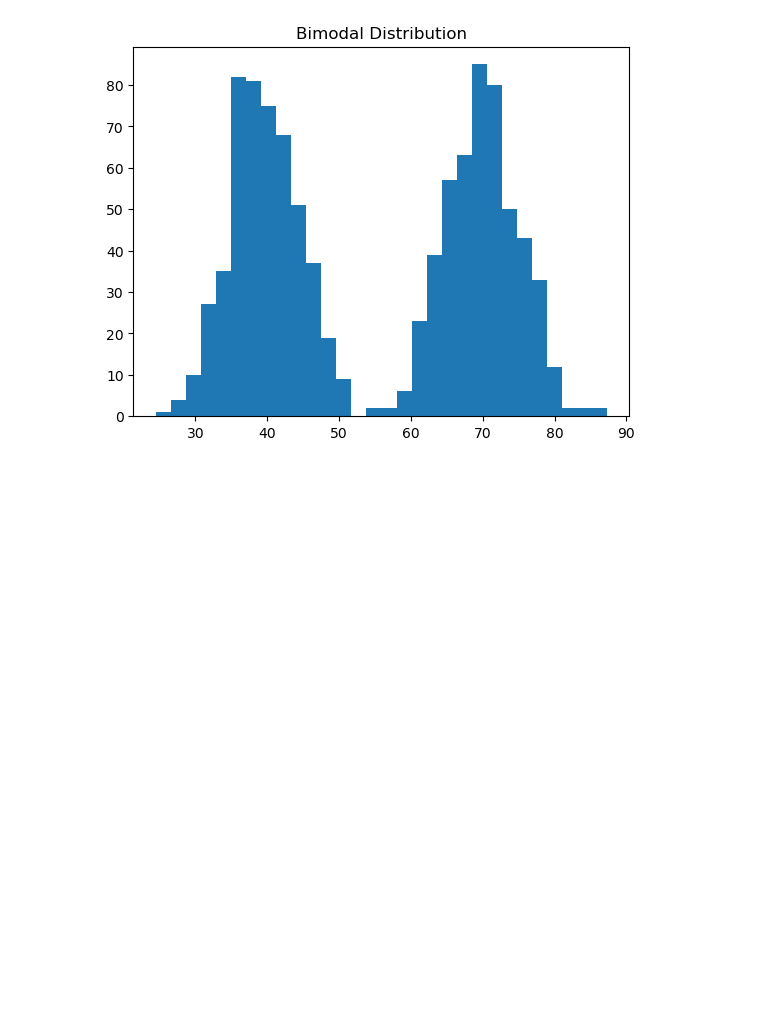
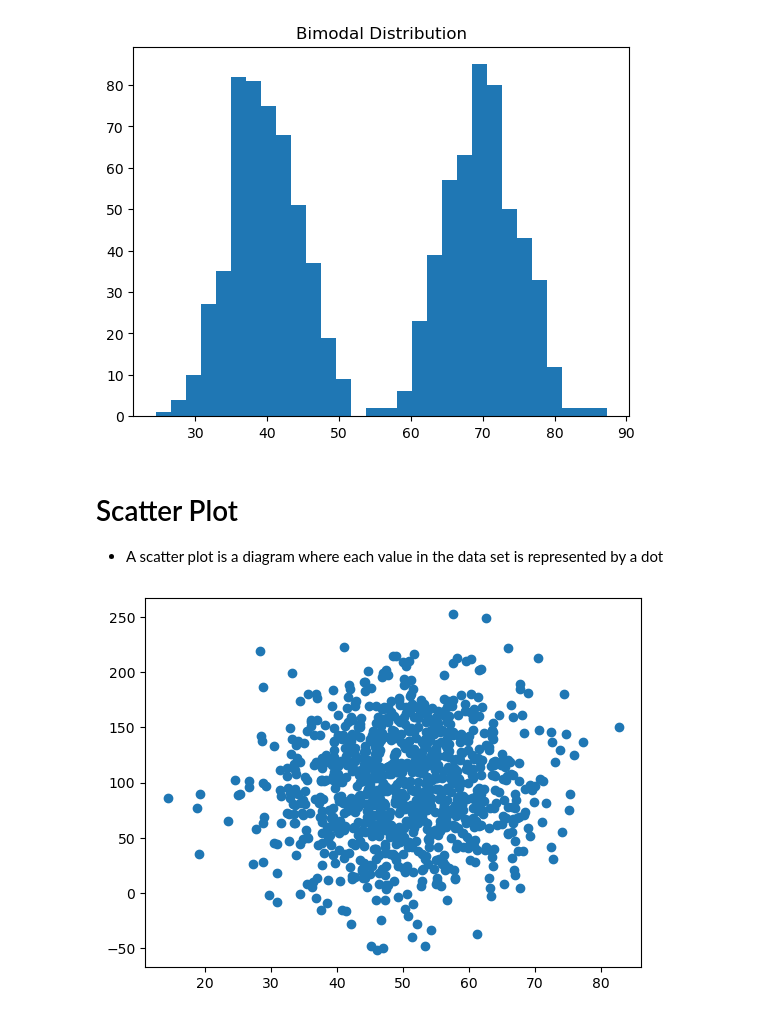
Before and after one commit to minturam21/Machine-Learning, a Jupyter notebook: statistic.ipynb, the cells around one changed output. Saved outputs shown, nothing was run; the diff lists cells and outputs as text; code cells hidden in the pictures; blank space fills up the shorter version.

Commit message:
scatter plot

```diff
--- a/statistic.ipynb
+++ b/statistic.ipynb
@@ -355,3 +355,16 @@ plt.title("Bimodal Distribution")
 plt.show()
 # %% [output]
 [figure]
+# %% [markdown]
+# Scatter Plot
+- A scatter plot is a diagram where each value in the data set is represented by a dot
+# %%
+import numpy as np
+import matplotlib.pyplot as plt
+
+x = np.random.normal(50,10,1000)
+y = np.random.normal(100,50,1000)
+plt.scatter(x,y)
+plt.show()
+# %% [output]
+[figure, added]
```
